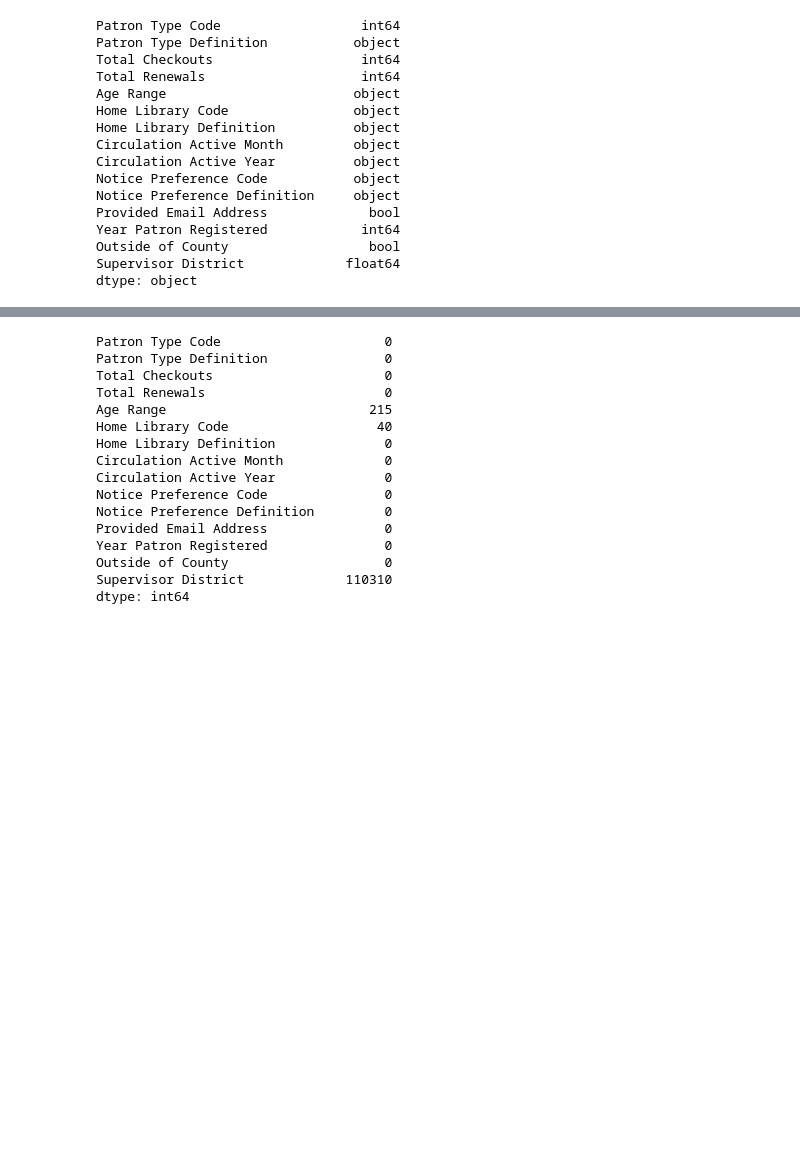
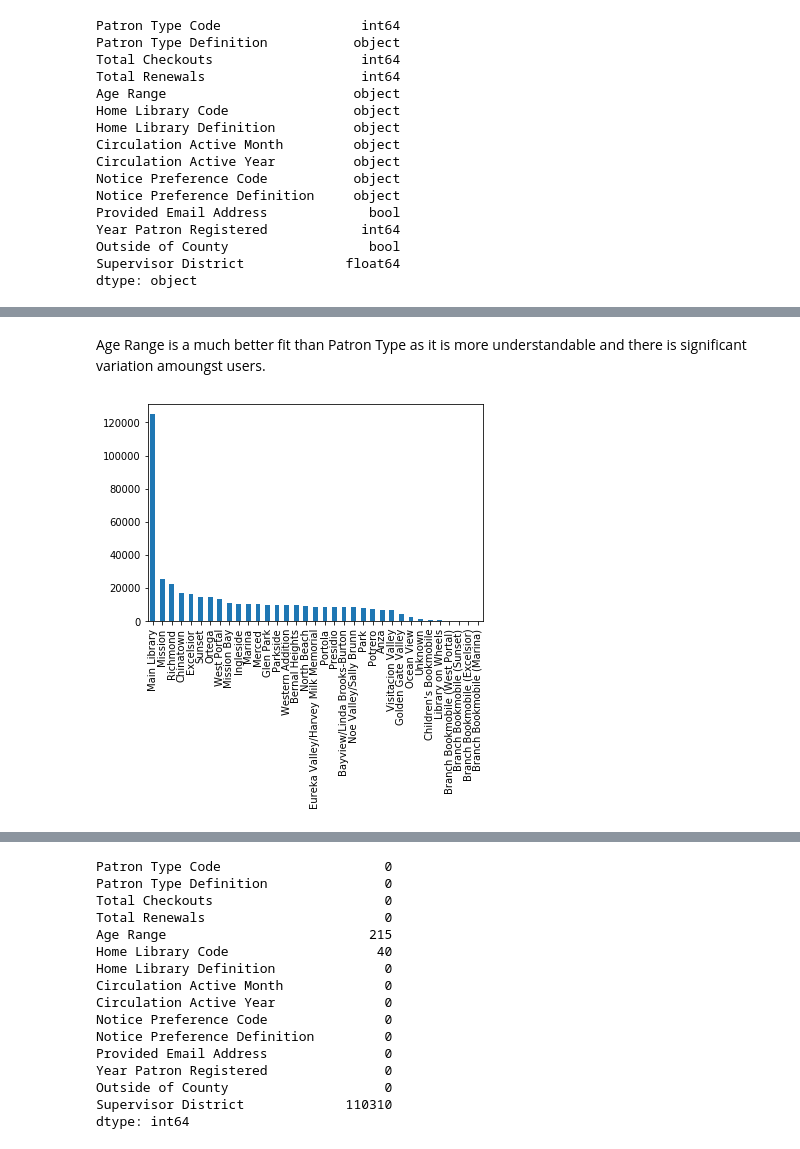
Before and after one commit to arispeaks/SFLibrary, a Jupyter notebook: SF_Library_Project.ipynb, the cells around one changed output, grey strips where cells are left out. Saved outputs shown, nothing was run; the diff lists cells and outputs as text; code cells hidden in the pictures; blank space fills up the shorter version.

```diff
--- a/SF_Library_Project.ipynb
+++ b/SF_Library_Project.ipynb
@@ -67,0 +90,6 @@ df.describe()
+# %% [markdown]
+Age Range is a much better fit than Patron Type as it is more understandable and there is significant variation amoungst users.
+# %%
+df['Home Library Definition'].value_counts().plot(kind = 'bar');
+# %% [output]
+[figure, added]
```
Also changed, not shown: parts of 43 cells of this notebook.
